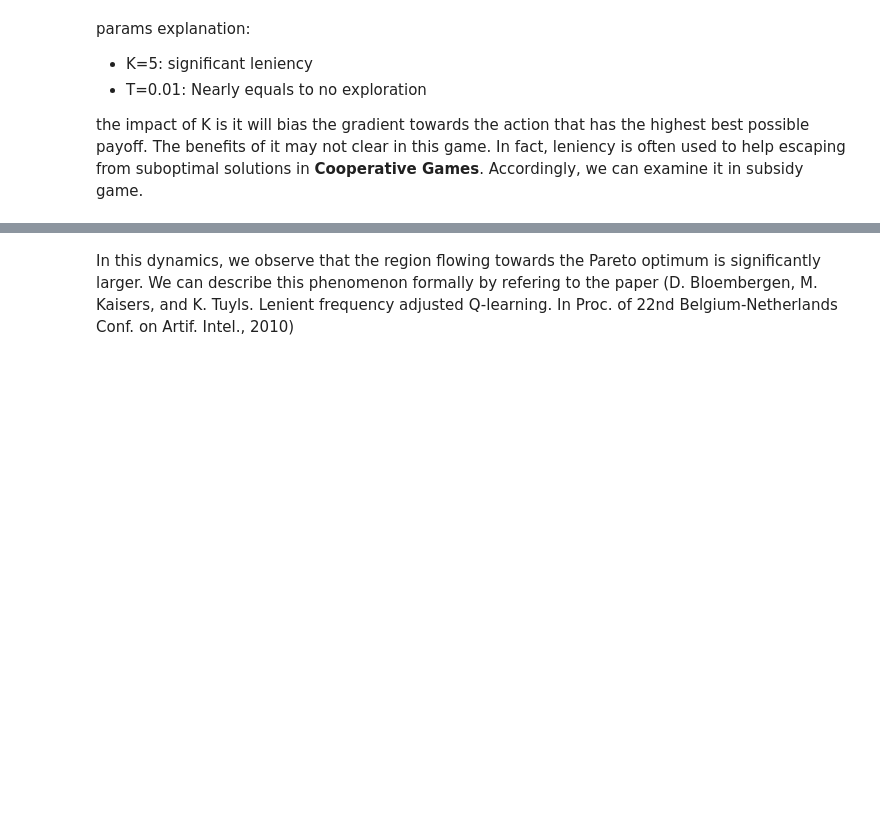
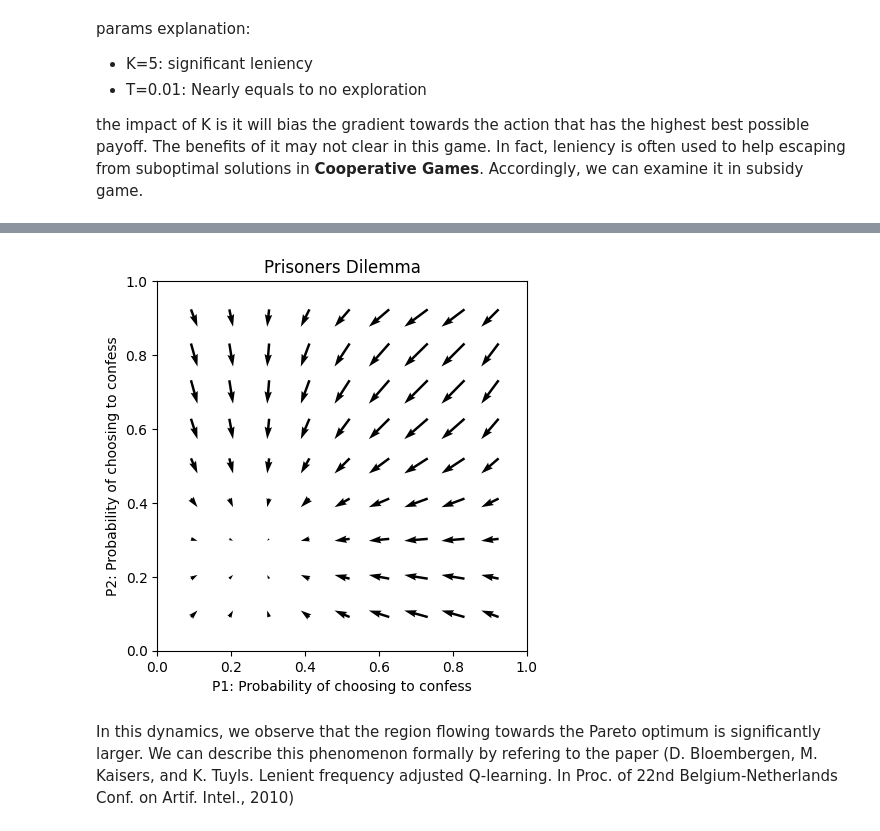
Before and after one commit to serbandr/ml-project, a Jupyter notebook: LearningTest.ipynb, the cells around one changed output, grey strips where cells are left out. Cells and saved outputs as stored; diff of their text form; code cells hidden in the pictures; blank space fills up the shorter version.

```diff
--- a/LearningTest.ipynb
+++ b/LearningTest.ipynb
@@ -214,3 +231,13 @@ plt.show()
+# %%
+dyn = ld.LBQTwoPopulationDynamics(pd_p_mat, K=1000, T=1)
+ax = plt.subplot(projection="2x2")
+ax.quiver(dyn)
+plt.xlabel("P1: Probability of choosing to confess")
+plt.ylabel("P2: Probability of choosing to confess")
+plt.title("Prisoners Dilemma")
+plt.show()
+# %% [output]
+[figure, added]
 # %% [markdown]
 In this dynamics, we observe that the region flowing towards the Pareto optimum is significantly larger.
 We can describe this phenomenon formally by refering to the paper (D. Bloembergen, M. Kaisers, and K. Tuyls. Lenient frequency adjusted Q-learning. In Proc. of 22nd Belgium-Netherlands Conf. on Artif. Intel., 2010)
```
Also changed, not shown: parts of 10 cells of this notebook, 4 other files.
